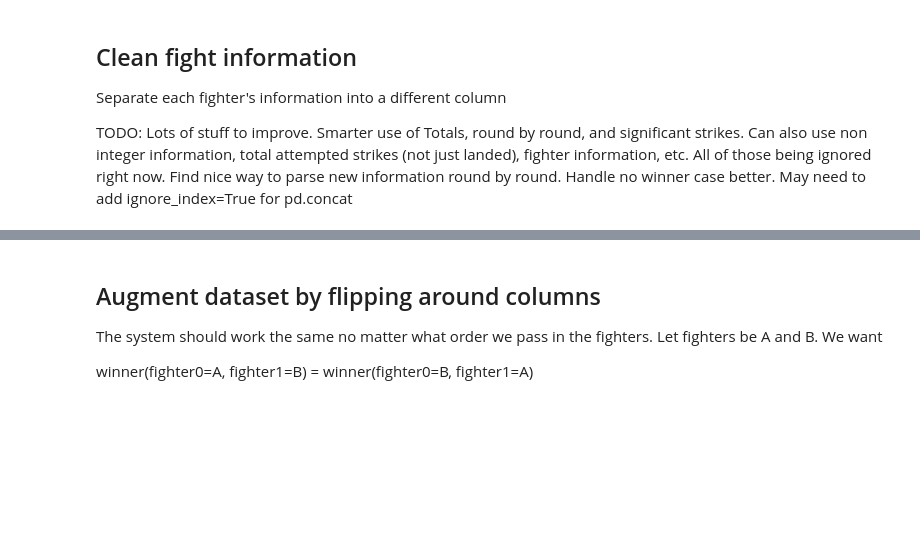
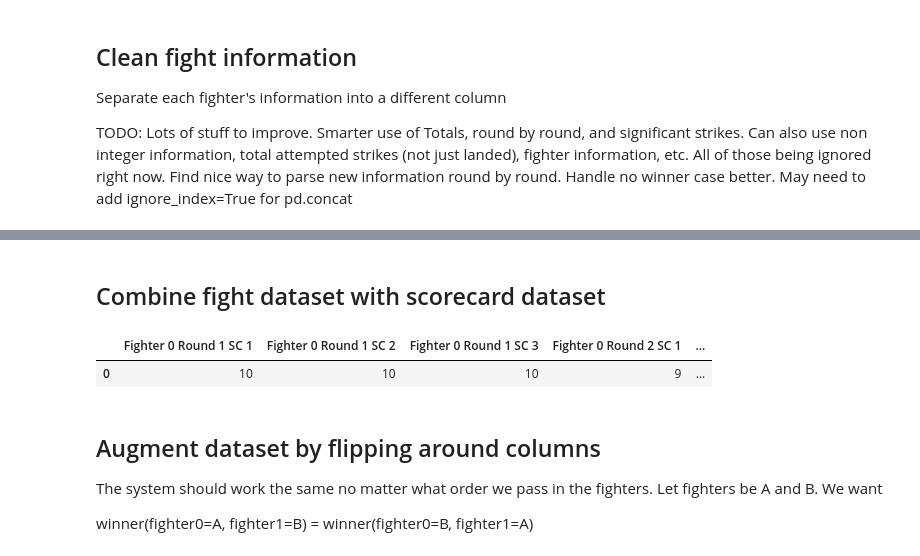
Before and after one commit to jackysioo/ufc_round_by_round_scoring, a Jupyter notebook: UFC_data_scraping.ipynb, the cells around one changed output, grey strips where cells are left out. Cells and saved outputs as stored; diff of their text form; code cells hidden in the pictures; blank space fills up the shorter version.

```diff
--- a/UFC_data_scraping.ipynb
+++ b/UFC_data_scraping.ipynb
@@ -706,0 +759,2 @@ FIGHT_TABLE.tail()
+# %% [markdown]
+## Combine fight dataset with scorecard dataset
@@ -706,0 +825,6 @@ FIGHT_TABLE.tail()
+# %%
+fight = FIGHT_TABLE.iloc[[0]]
+get_score_card_information("http://mmadecisions.com/decision/13850/Jai-Herbert-vs-Ludovit-Klein", "-1", "aksdj Herbert")
+# %% [output]
+|  | Fighter 0 Round 1 SC 1 | Fighter 0 Round 1 SC 2 | Fighter 0 Round 1 SC 3 | Fighter 0 Round 2 SC 1 | ... |
+| 0 | 10 | 10 | 10 | 9 | ... |
```
Also changed, not shown: parts of 29 cells of this notebook, 1 other file.
